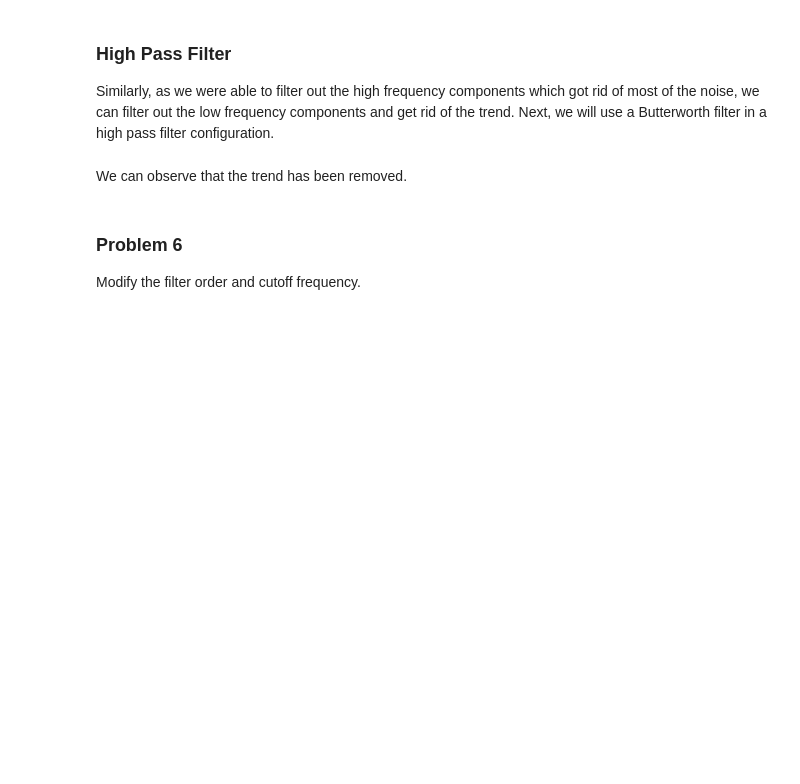
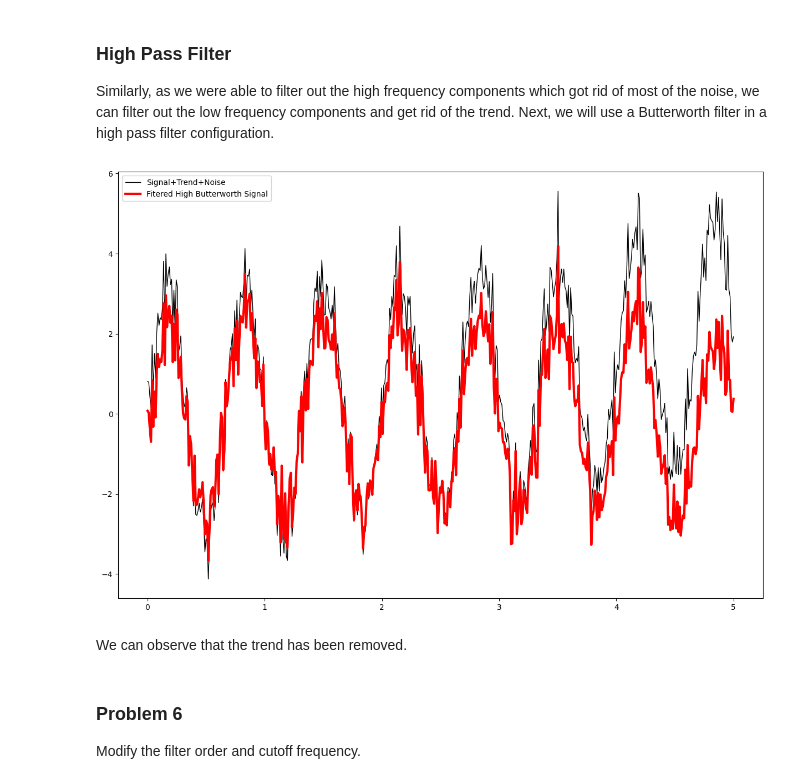
Before and after one commit to Jero2110/Forecasting_Phase_3, a Jupyter notebook: analysis/data/Appendix 3 - Signal_Transformations_student.ipynb, the cells around one changed output. Drawn from its saved outputs; the diff is of its cells as text; code cells hidden in the pictures; blank space fills up the shorter version.

```diff
--- a/analysis/data/Appendix 3 - Signal_Transformations_student.ipynb
+++ b/analysis/data/Appendix 3 - Signal_Transformations_student.ipynb
@@ -319,14 +337,16 @@ Similarly, as we were able to filter out the high frequency components which got
 # %%
 # First, design the Buterworth filter
 N  = 2    # Filter order
 Wn = 0.02 # Cutoff frequency
 B, A = signal.butter(N, Wn, btype = 'highpass',output='ba')
 
 # Second, apply the filter
 y_high_butter = signal.filtfilt(B, A, y_sine_noise)
 
 # plot
-filter_plot(time, y_sine_noise, y_high_butter, ['Signal+Trend+Noise','Signal+Trend','Fitered High Butterworth Signal'])
+filter_plot(time, y_sine_noise, y_high_butter, ['Signal+Trend+Noise','Fitered High Butterworth Signal'])
+# %% [output]
+[figure, added]
 # %% [markdown]
 We can observe that the trend has been removed.
 # %% [markdown]
```
Also changed, not shown: parts of 19 cells of this notebook.
